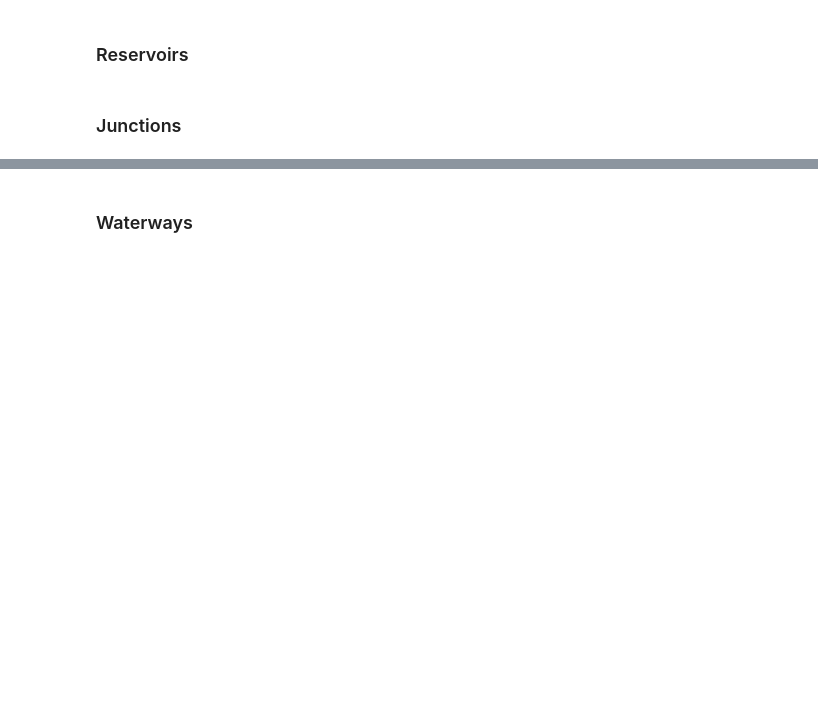
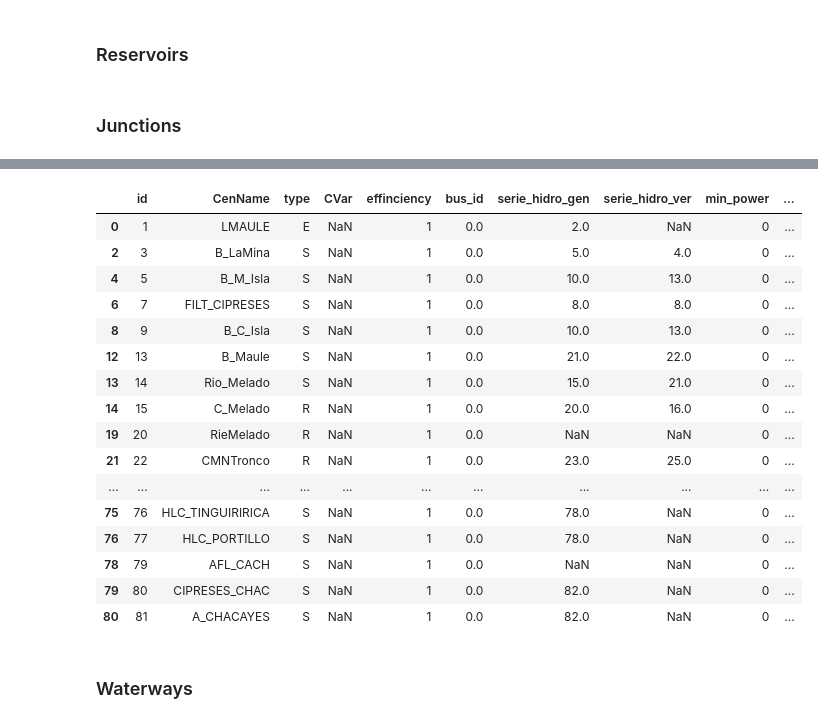
Before and after one commit to EduMonsalve1/energyviewercreator, a Jupyter notebook: DatacreatorPLP.ipynb, the cells around one changed output, grey strips where cells are left out. Drawn from its saved outputs; the diff is of its cells as text; code cells hidden in the pictures; blank space fills up the shorter version.

```diff
--- a/DatacreatorPLP.ipynb
+++ b/DatacreatorPLP.ipynb
@@ -13,10 +14,12 @@ import os
 # Nombres y Direcciones particulares de cada caso
 # %%
 # Dirección donde se ubican los archivos que se cargarán
-path_case='C:/Users/Lenovo/Documents/Work/Practica_II/Plexos/'
-
+path_case='A:/CentrodeEnergia/PLP20230104/OPLP20230104/data/'
+# path_case = 'C:/Users/nicol/Documents/CentrodeEnergia/data-set-plexo/'
+# path_case='C:/Users/Lenovo/Documents/Work/Practica_II/Plexos/'
 # Nombre que tendrá el caso
-name_Case='PLEXOS'
+name_Case='PLP20230104'
+# name_Case='PLEXOS'
 # %% [markdown]
 # Inicio
 # %% [markdown]
@@ -100,21 +103,17 @@ linesfinal['id']=(linesfinal['id']).apply(int)
 # %%
-#reservoirs = pd.read_csv(path_data+'plpemb.csv')
-#reservoirs.rename(columns={'Bloque': 'time', 'EmbNum': 'id', 'EmbNom': 'EmbName'}, inplace=True)
-#reservoirs['EmbName']=reservoirs['EmbName'].str.replace(" ","")
-#reservoirs['Hidro']=reservoirs['Hidro'].str.replace(" ","")
+reservoirs = pd.read_csv(path_data+'plpemb.csv')
+reservoirs.rename(columns={'Bloque': 'time', 'EmbNum': 'id', 'EmbNom': 'EmbName'}, inplace=True)
+reservoirs['EmbName']=reservoirs['EmbName'].str.replace(" ","")
+reservoirs['Hidro']=reservoirs['Hidro'].str.replace(" ","")
 
-#indexres = reservoirs[['id','EmbName']].drop_duplicates(keep="first").reset_index(drop=True)
+indexres = reservoirs[['id','EmbName']].drop_duplicates(keep="first").reset_index(drop=True)
 
 junctionsinfo=centralsinfo[centralsinfo['type'].isin(["E",'S','R'])].reset_index(drop=True)
-junctionsinfo=centralsinfo[centralsinfo['type'].isin(["E",'S','R'])].reset_index(drop=True)
-junctionsinfo['serie_hidro_gen']=(junctionsinfo['serie_hidro_gen'].apply(str)).apply(lambda x:x.replace(',','.')).apply(float)
-junctionsinfo['serie_hidro_ver']=(junctionsinfo['serie_hidro_ver'].apply(str)).apply(lambda x:x.replace(',','.')).apply(float)
-
 reservoirsinfo=centralsinfo[centralsinfo['type'].isin(["E"])].reset_index(drop=True)
 reservoirsinfo.rename(columns={'CenName':'EmbName'}, inplace=True)
 
-#for i, emb_name in enumerate(reservoirsinfo['EmbName']):
-#    if emb_name in indexres['EmbName'].values:
-#        idx = indexres.index[indexres['EmbName'] == emb_name][0]
-#        reservoirsinfo.at[i, 'id'] = indexres.at[idx, 'id']
+for i, emb_name in enumerate(reservoirsinfo['EmbName']):
+    if emb_name in indexres['EmbName'].values:
+        idx = indexres.index[indexres['EmbName'] == emb_name][0]
+        reservoirsinfo.at[i, 'id'] = indexres.at[idx, 'id']
 # %% [markdown]
@@ -187,0 +278,6 @@ nlin=len(indexlin['id'])
+# %%
+duplicated_indices = plplin_copy.index.duplicated(keep=False)
+a=plplin_copy[duplicated_indices]
+pd.set_option('display.multi_sparse', False)
+
+a
@@ -187,0 +299,6 @@ nlin=len(indexlin['id'])
+# %%
+duplicated_indices = result.index.duplicated(keep=False)
+a=result[duplicated_indices]
+pd.set_option('display.multi_sparse', False)
+
+a
@@ -729,3 +869,23 @@ reshydric.to_json(hydricTopology+"/reservoirs.json",orient='records')
+# %%
+junctionsinfo[junctionsinfo['bus_id']== 0]
+# %% [output]
+|  | id | CenName | type | CVar | effinciency | bus_id | serie_hidro_gen | serie_hidro_ver | min_power | ... |
+| 0 | 1 | LMAULE | E | NaN | 1 | 0.0 | 2.0 | NaN | 0 | ... |
+| 2 | 3 | B_LaMina | S | NaN | 1 | 0.0 | 5.0 | 4.0 | 0 | ... |
+| 4 | 5 | B_M_Isla | S | NaN | 1 | 0.0 | 10.0 | 13.0 | 0 | ... |
+| 6 | 7 | FILT_CIPRESES | S | NaN | 1 | 0.0 | 8.0 | 8.0 | 0 | ... |
+| 8 | 9 | B_C_Isla | S | NaN | 1 | 0.0 | 10.0 | 13.0 | 0 | ... |
+| 12 | 13 | B_Maule | S | NaN | 1 | 0.0 | 21.0 | 22.0 | 0 | ... |
+| 13 | 14 | Rio_Melado | S | NaN | 1 | 0.0 | 15.0 | 21.0 | 0 | ... |
+| 14 | 15 | C_Melado | R | NaN | 1 | 0.0 | 20.0 | 16.0 | 0 | ... |
+| 19 | 20 | RieMelado | R | NaN | 1 | 0.0 | NaN | NaN | 0 | ... |
+| 21 | 22 | CMNTronco | R | NaN | 1 | 0.0 | 23.0 | 25.0 | 0 | ... |
+| ... | ... | ... | ... | ... | ... | ... | ... | ... | ... | ... |
+| 75 | 76 | HLC_TINGUIRIRICA | S | NaN | 1 | 0.0 | 78.0 | NaN | 0 | ... |
+| 76 | 77 | HLC_PORTILLO | S | NaN | 1 | 0.0 | 78.0 | NaN | 0 | ... |
+| 78 | 79 | AFL_CACH | S | NaN | 1 | 0.0 | NaN | NaN | 0 | ... |
+| 79 | 80 | CIPRESES_CHAC | S | NaN | 1 | 0.0 | 82.0 | NaN | 0 | ... |
+| 80 | 81 | A_CHACAYES | S | NaN | 1 | 0.0 | 82.0 | NaN | 0 | ... |
 # %%
 '''
 	(*) id <int>: identificador de la unión
```
Also changed, not shown: parts of 36 cells of this notebook.
